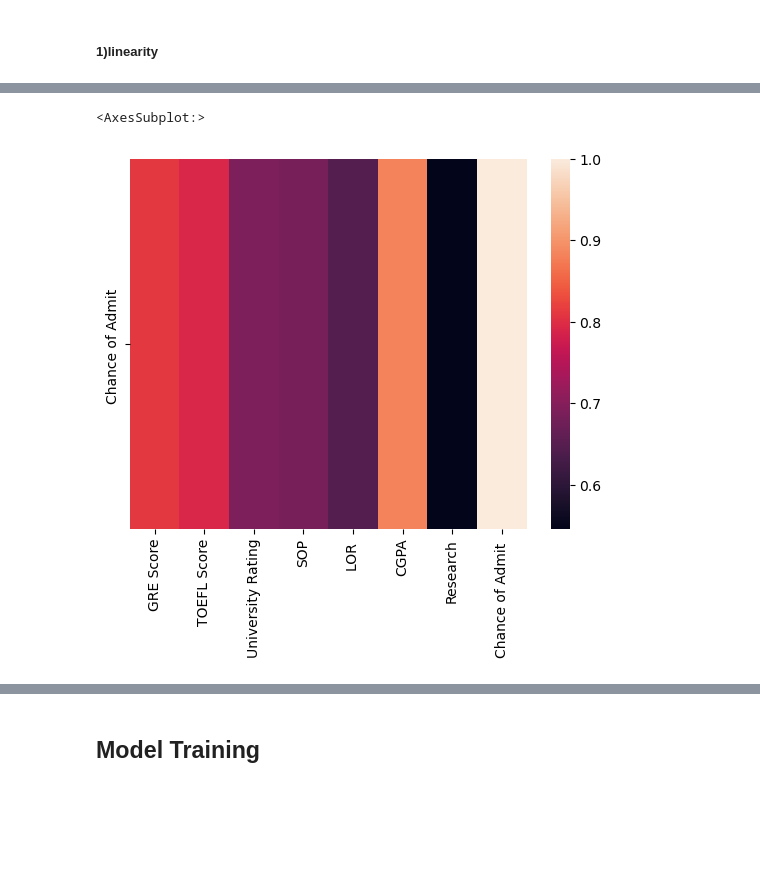
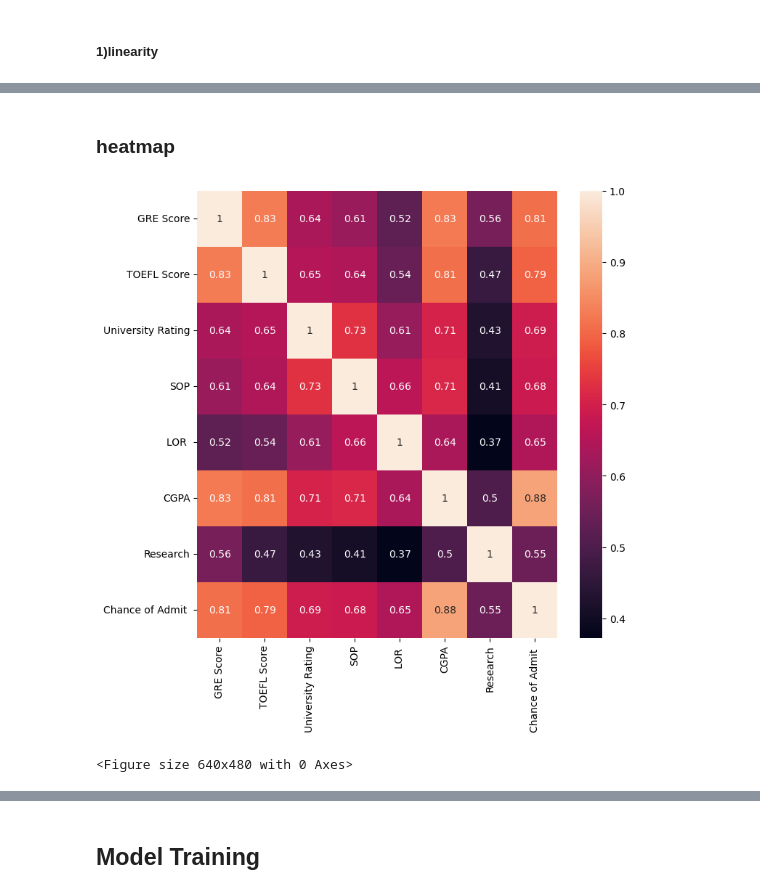
Before and after one commit to abhijit1118av/admission_MLproject, a Jupyter notebook: admission_model.ipynb, the cells around one changed output, grey strips where cells are left out. Drawn from its saved outputs; the diff is of its cells as text; code cells hidden in the pictures; blank space fills up the shorter version.

```diff
--- a/admission_model.ipynb
+++ b/admission_model.ipynb
@@ -206,5 +218,10 @@ Index(['GRE Score', 'TOEFL Score', 'University Rating', 'SOP', 'LOR ', 'CGPA',
+# %% [markdown]
+### heatmap
 # %%
-sns.heatmap(df.corr().tail(1))
+plt.figure(figsize=(8,8))
+sns.heatmap(df.corr(),annot=True)
+plt.show()
+plt.savefig("heatmap.png")
 # %% [output]
+[figure, new version]
-<AxesSubplot:>
+<Figure size 640x480 with 0 Axes>
-[figure, old version]
```
Also changed, not shown: parts of 21 cells of this notebook, 2 other files.
